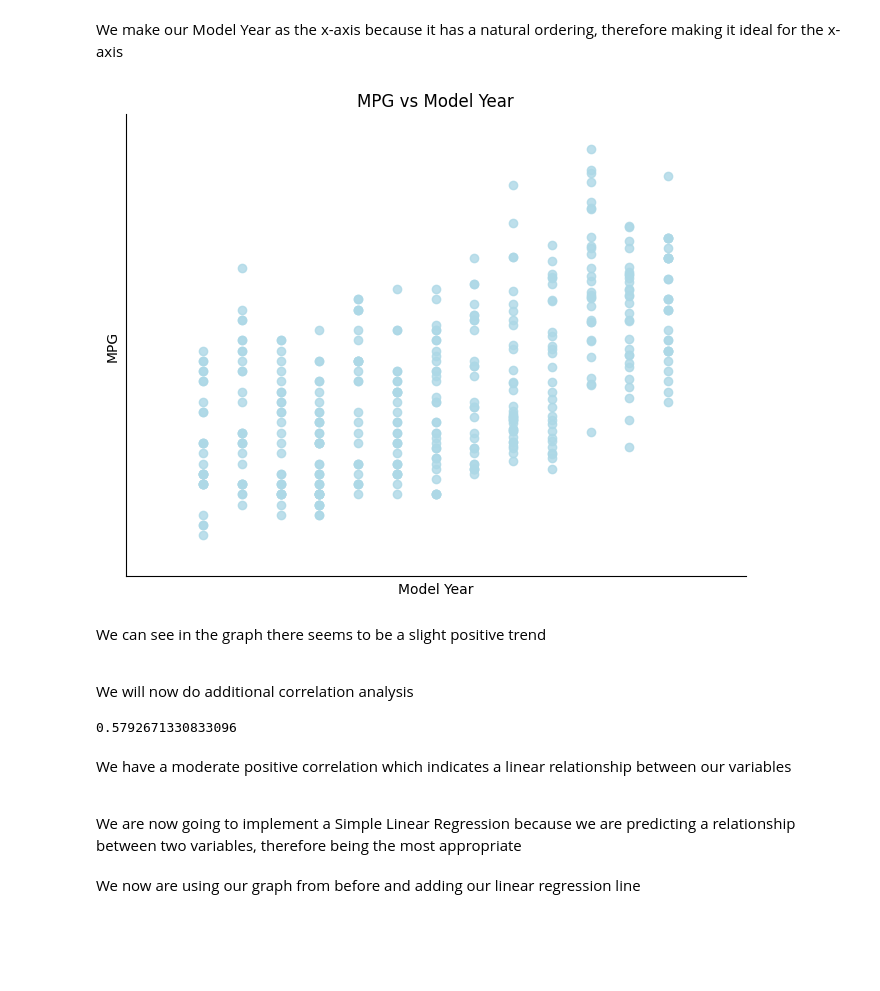
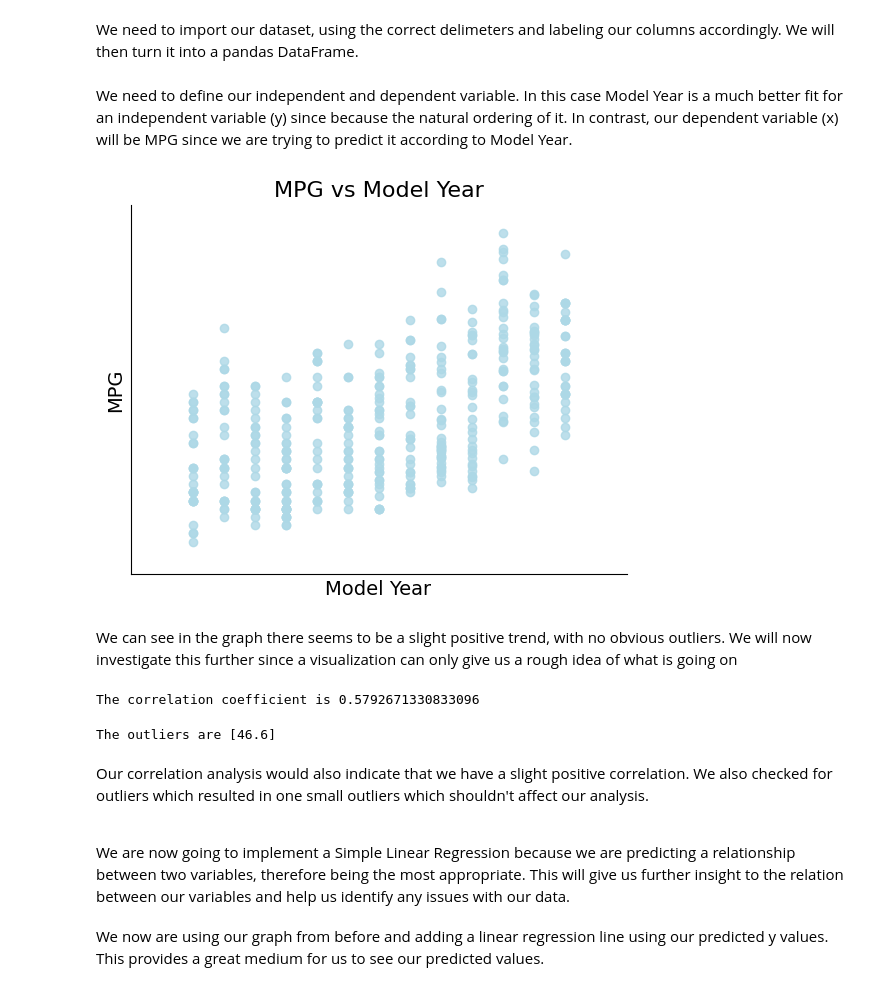
Before and after one commit to adenletchworth/Auto-MPG-Data-Analysis, a Jupyter notebook: dataAnalysis.ipynb, the cells around one changed output. Cells and saved outputs as stored; diff of their text form; code cells hidden in the pictures; blank space fills up the shorter version.

Commit message:
Improved the structure and analysis

```diff
--- a/dataAnalysis.ipynb
+++ b/dataAnalysis.ipynb
@@ -7,57 +8,68 @@ from sklearn.linear_model import LinearRegression, Ridge
 from sklearn.metrics import r2_score
+# %% [markdown]
+We need to import our dataset, using the correct delimeters and labeling our columns accordingly. We will then turn it into a pandas DataFrame.
 # %%
 data = pd.read_csv('auto-mpg.data', delimiter='\s+', header=None, names=['MPG', 'Cylinders', 'Displacement', 'Horsepower', 'Weight', 'Acceleration', 'Model Year', 'Origin', 'Name']) # importing our data
 
 df = pd.DataFrame(data) # turning data into pandas dataframe
-# %% [markdown]
-We make our Model Year as the x-axis because it has a natural ordering, therefore making it ideal for the x-axis
+# %% [markdown]
+We need to define our independent and dependent variable. In this case Model Year is a much better fit for an independent variable (y) since because the natural ordering of it. In contrast, our dependent variable (x) will be MPG since we are trying to predict it according to Model Year.
 # %%
 x = df['Model Year'] # Defining x and y axes
 y = df['MPG']
 # %%
 
-fig = plt.figure(1,figsize=(8,6)) #changes the physical size of the plot
 
 plt.scatter(x,y,c='lightblue',alpha=.8) # creates our plot with x and y as our axes and defines our color
 
 plt.xticks([]) #Removes number labels
 plt.yticks([])
 
 plt.gca().spines['top'].set_visible(False) # Removes spines (the top and right border of our graph)
 plt.gca().spines['right'].set_visible(False)
 
 plt.xlim(68,84) # Scales our graph
 plt.ylim(5,50)
 
 ax=plt.gca() # Gets current axes
 
-ax.set_xlabel('Model Year') # Gives our axes a label
-ax.set_ylabel('MPG')
+ax.set_xlabel('Model Year',fontsize=14) # Gives our axes a label
+ax.set_ylabel('MPG',fontsize=14)
 
-plt.title('MPG vs Model Year')
+plt.title('MPG vs Model Year',fontsize=16)
 
 plt.show()
 # %% [output]
-[figure, old version]
+[figure, new version]
 # %% [markdown]
-We can see in the graph there seems to be a slight positive trend
-
-
-
-<br>
-We will now do additional correlation analysis
+We can see in the graph there seems to be a slight positive trend, with no obvious outliers. We will now investigate this further since a visualization can only give us a rough idea of what is going on
 # %%
-corr = x.corr(y,method='pearson') # Calculating a correlation coefficient
-print(corr)
+r = x.corr(y,method='pearson') # calculates our correlation using pearson correlation
+
+print(f"The correlation coefficient is {r}")
 # %% [output]
-0.5792671330833096
+The correlation coefficient is 0.5792671330833096
+# %%
+Q1 = y.quantile(0.25) # Calculate our quartiles
+Q3 = y.quantile(0.75)
+
+IQR = Q3 - Q1 # Get our IQR
+
+upper = Q3 + (1.5 * IQR) # Find our lower and upper outlier bounds
+lower = Q1 - (1.5 * IQR)
+
+outliers = df['MPG'][(y < lower) | (y > upper)].values # search for outliers
+
+print(f"The outliers are {outliers}")
+# %% [output]
+The outliers are [46.6]
 # %% [markdown]
-We have a moderate positive correlation which indicates a linear relationship between our variables
+Our correlation analysis would also indicate that we have a slight positive correlation. We also checked for outliers which resulted in one small outliers which shouldn't affect our analysis.
 
 
 
 <br>
-We are now going to implement a Simple Linear Regression because we are predicting a relationship between two variables, therefore being the most appropriate
+We are now going to implement a Simple Linear Regression because we are predicting a relationship between two variables, therefore being the most appropriate. This will give us further insight to the relation between our variables and help us identify any issues with our data.
 # %%
 lm = LinearRegression() # creating object
 
@@ -70,5 +82,5 @@ predicted_y = lm.predict(fittedX) # makes a y prediction for every x value
 # %% [markdown]
-We now are using our graph from before and adding our linear regression line
+We now are using our graph from before and adding a linear regression line using our predicted y values. This provides a great medium for us to see our predicted values.
 # %%
 
 plt.scatter(x,y,c='lightblue',alpha=.8)
```
Also changed, not shown: parts of 14 cells of this notebook.
